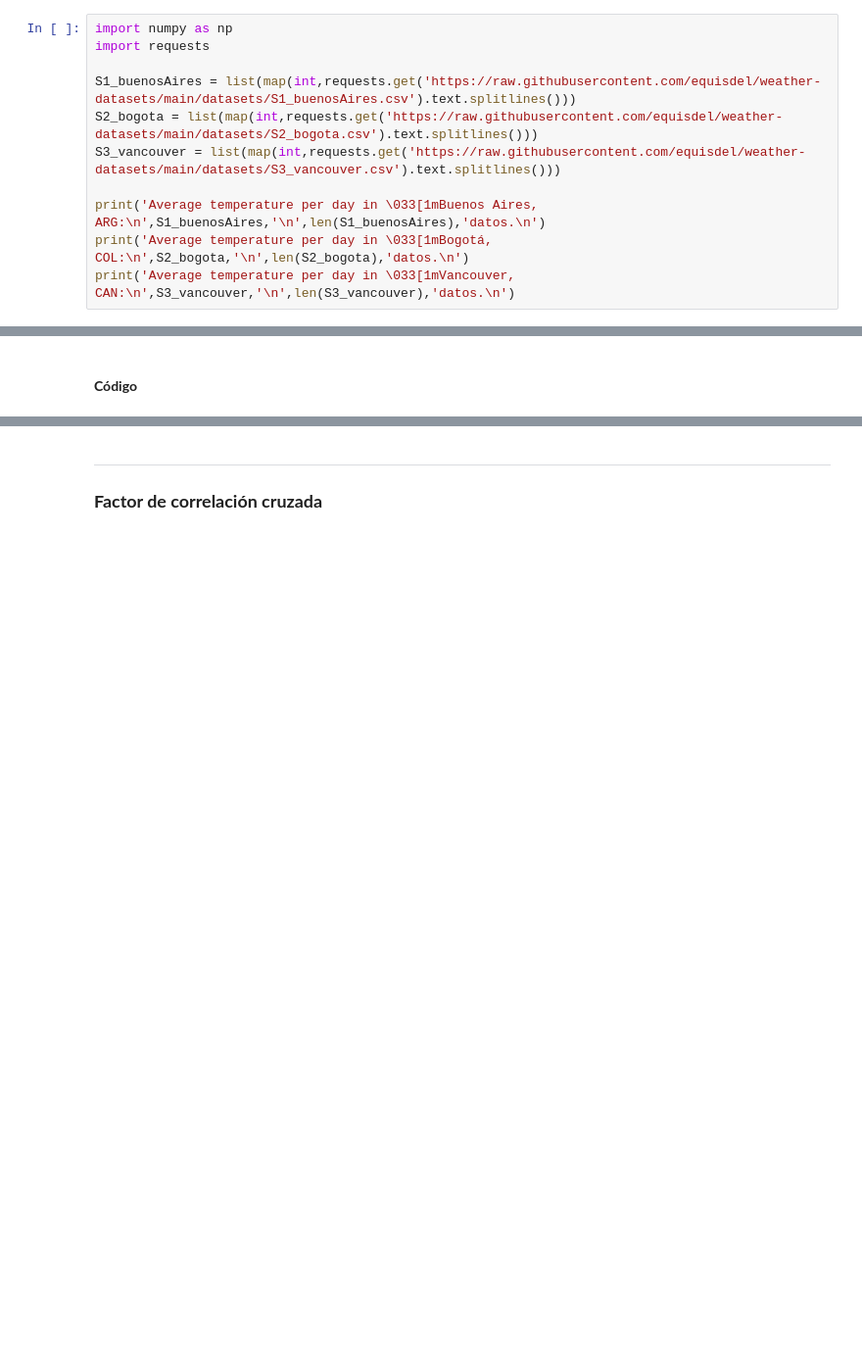
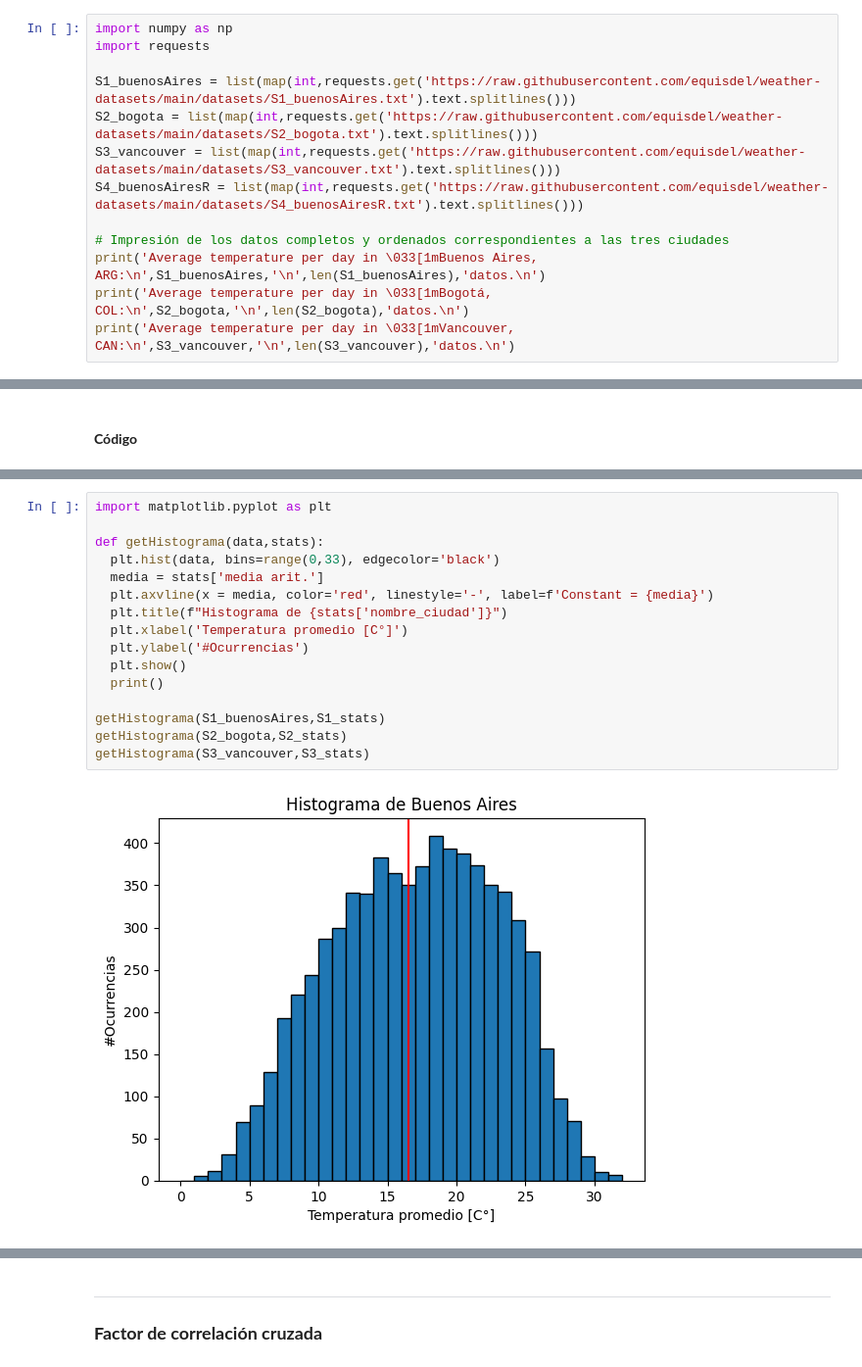
Before and after one commit to equisdel/weather-datasets, a Jupyter notebook: weather_datasets.ipynb, the cells around one changed output, grey strips where cells are left out. Shown: that part at 98% size. Saved outputs shown, nothing was run; the diff lists cells and outputs as text; blank space fills up the shorter version.

```diff
--- a/weather_datasets.ipynb
+++ b/weather_datasets.ipynb
@@ -22,10 +22,12 @@ Con un procesamiento adicional, obtenemos para cada ciudad una lista de longitud
 import numpy as np
 import requests
 
-S1_buenosAires = list(map(int,requests.get('https://raw.githubusercontent.com/equisdel/weather-datasets/main/datasets/S1_buenosAires.csv').text.splitlines()))
-S2_bogota = list(map(int,requests.get('https://raw.githubusercontent.com/equisdel/weather-datasets/main/datasets/S2_bogota.csv').text.splitlines()))
-S3_vancouver = list(map(int,requests.get('https://raw.githubusercontent.com/equisdel/weather-datasets/main/datasets/S3_vancouver.csv').text.splitlines()))
+S1_buenosAires = list(map(int,requests.get('https://raw.githubusercontent.com/equisdel/weather-datasets/main/datasets/S1_buenosAires.txt').text.splitlines()))
+S2_bogota = list(map(int,requests.get('https://raw.githubusercontent.com/equisdel/weather-datasets/main/datasets/S2_bogota.txt').text.splitlines()))
+S3_vancouver = list(map(int,requests.get('https://raw.githubusercontent.com/equisdel/weather-datasets/main/datasets/S3_vancouver.txt').text.splitlines()))
+S4_buenosAiresR = list(map(int,requests.get('https://raw.githubusercontent.com/equisdel/weather-datasets/main/datasets/S4_buenosAiresR.txt').text.splitlines()))
 
+# Impresión de los datos completos y ordenados correspondientes a las tres ciudades
 print('Average temperature per day in \033[1mBuenos Aires, ARG:\n',S1_buenosAires,'\n',len(S1_buenosAires),'datos.\n')
 print('Average temperature per day in \033[1mBogotá, COL:\n',S2_bogota,'\n',len(S2_bogota),'datos.\n')
 print('Average temperature per day in \033[1mVancouver, CAN:\n',S3_vancouver,'\n',len(S3_vancouver),'datos.\n')
@@ -109,0 +138,18 @@ A partir de los resultados podemos enunciar lo siguiente:
+# %%
+import matplotlib.pyplot as plt
+
+def getHistograma(data,stats):
+  plt.hist(data, bins=range(0,33), edgecolor='black')
+  media = stats['media arit.']
+  plt.axvline(x = media, color='red', linestyle='-', label=f'Constant = {media}')
+  plt.title(f"Histograma de {stats['nombre_ciudad']}")
+  plt.xlabel('Temperatura promedio [C°]')
+  plt.ylabel('#Ocurrencias')
+  plt.show()
+  print()
+
+getHistograma(S1_buenosAires,S1_stats)
+getHistograma(S2_bogota,S2_stats)
+getHistograma(S3_vancouver,S3_stats)
+# %% [output]
+[figure, added]
```
Also changed, not shown: parts of 49 cells of this notebook.
